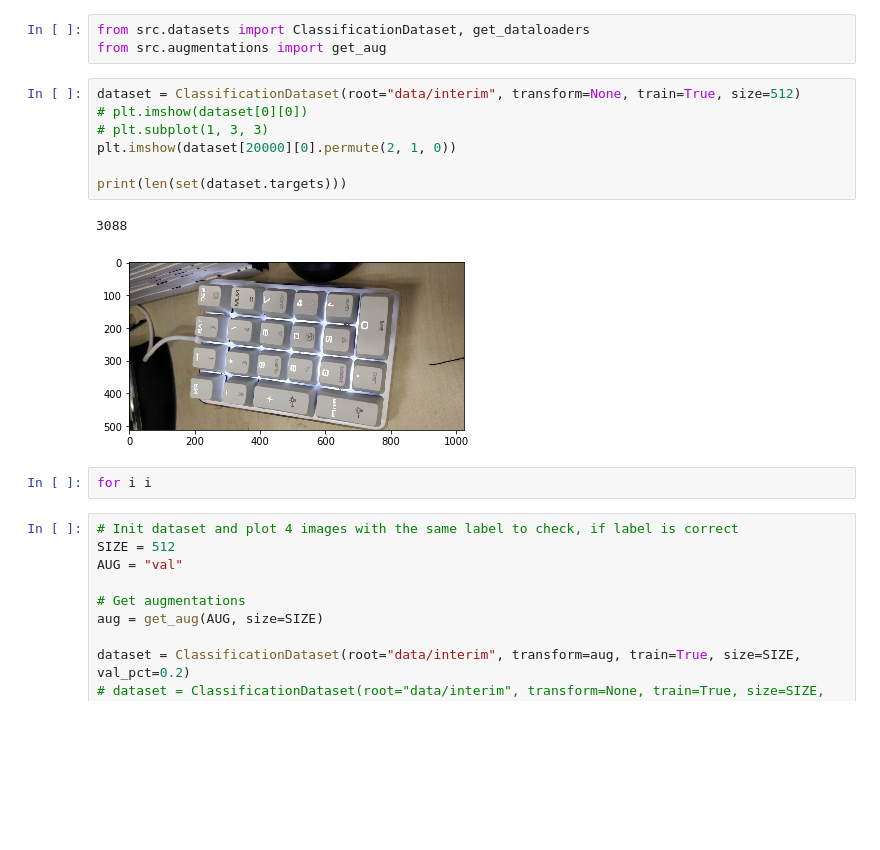
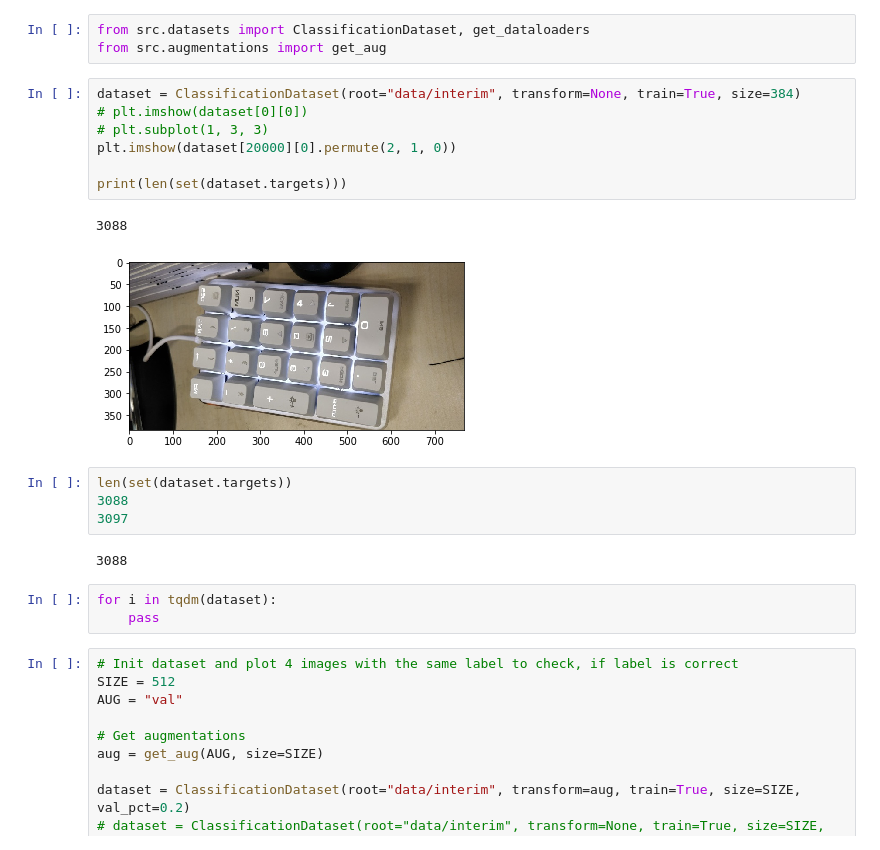
Before and after one commit to zakajd/huawei2020, a Jupyter notebook: notebooks/1_EDA_Jamil.ipynb, the cells around one changed output. Drawn from its saved outputs; the diff is of its cells as text; blank space fills up the shorter version.

```diff
--- a/notebooks/1_EDA_Jamil.ipynb
+++ b/notebooks/1_EDA_Jamil.ipynb
@@ -187,17 +187,24 @@ NameError: name 'self' is not defined
 from src.datasets import ClassificationDataset, get_dataloaders
 from src.augmentations import get_aug
 # %%
-dataset = ClassificationDataset(root="data/interim", transform=None, train=True, size=512)
+dataset = ClassificationDataset(root="data/interim", transform=None, train=True, size=384)
 # plt.imshow(dataset[0][0])
 # plt.subplot(1, 3, 3)
 plt.imshow(dataset[20000][0].permute(2, 1, 0))
 
 print(len(set(dataset.targets)))
 # %% [output]
 3088
-[figure, old version]
+[figure, new version]
-# %%
-for i i
+# %%
+len(set(dataset.targets))
+3088
+3097
+# %% [output]
+3088
+# %%
+for i in tqdm(dataset):
+    pass
 # %%
 # Init dataset and plot 4 images with the same label to check, if label is correct
 SIZE = 512
```
Also changed, not shown: parts of 3 cells of this notebook, 7 other files.
